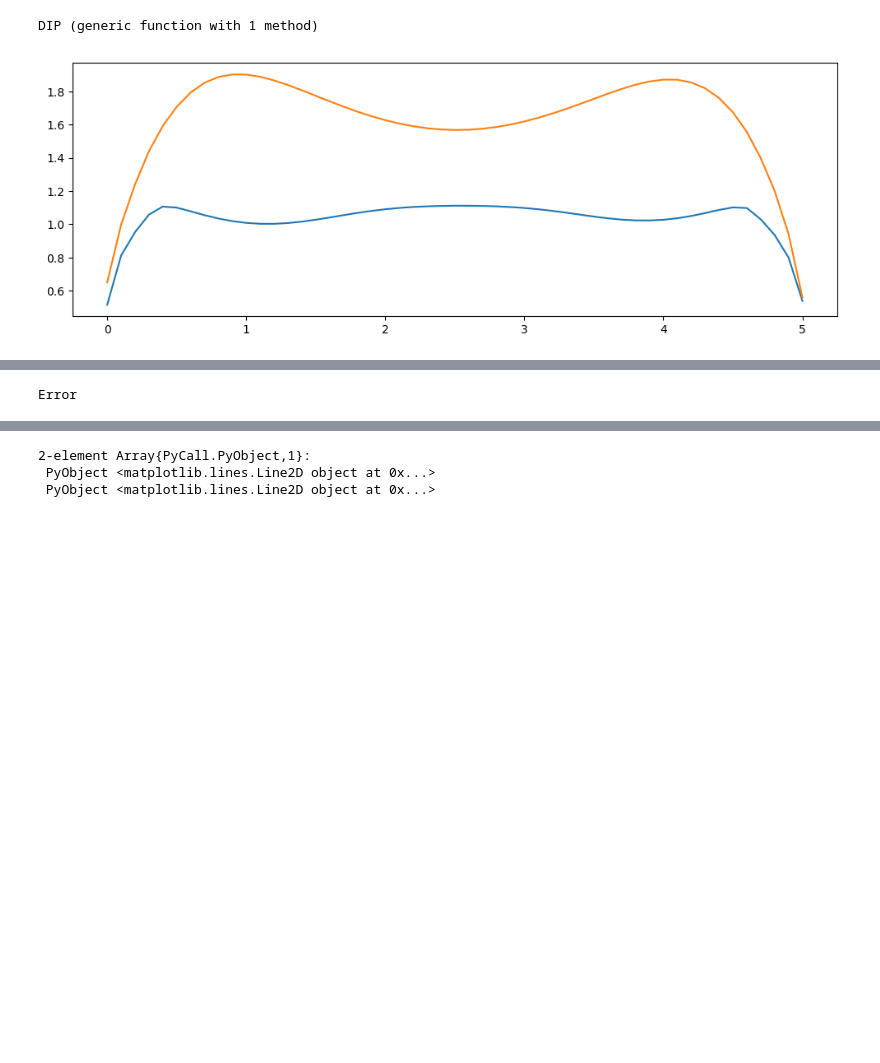
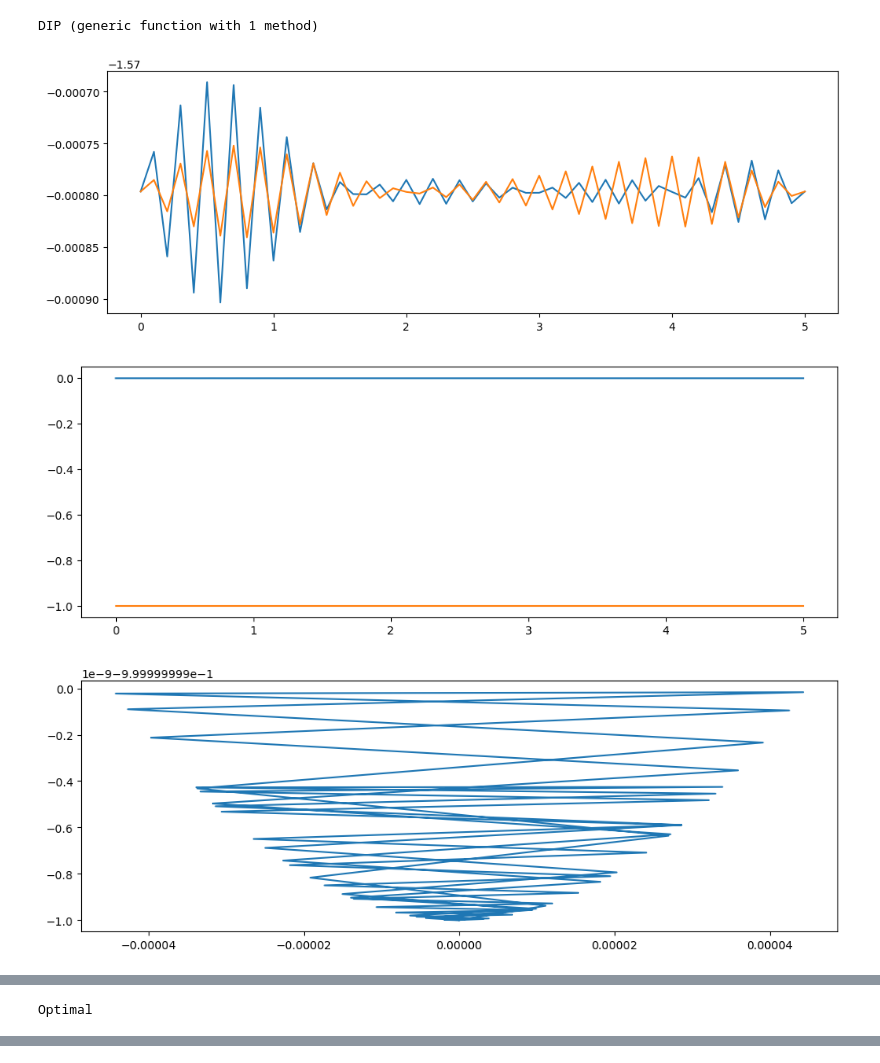
Before and after one commit to kieran-nichols/DIP_Control, a Jupyter notebook: DIP_mechanics.ipynb, the cells around one changed output, grey strips where cells are left out. Cells and saved outputs as stored; diff of their text form; code cells hidden in the pictures; blank space fills up the shorter version.

```diff
--- a/DIP_mechanics.ipynb
+++ b/DIP_mechanics.ipynb
@@ -197,13 +214,25 @@ DIP (generic function with 1 method)
 # %%
 using PyPlot
 h = 0.1
 tf = 5
 Time = 0:h:tf                   #time vector
-z = [.1; .1; .1; .1] #initial position and velocity
-state = DIP(z,Time)
+z = [-pi/2; -pi/2; 0; 0] #initial position and velocity
+# z = [0; 0; 0; 0] #initial position and velocity
+state,torque = DIP(z,Time)
 
 figure(figsize=(12,4))
 plot(Time,state[1,:],Time,state[2,:])
 # plot(Time,state[1,:],Time,state[2,:],Time,state[3,:],Time,state[4,:])
+
+figure(figsize=(12,4))
+plot(Time,cos.(state[2,:]),Time,sin.(state[2,:]))
+
+figure(figsize=(12,4))
+plot(cos.(state[2,:]),sin.(state[2,:]))
+
+figure(figsize=(12,4))
+plot(Time,torque[1,:],Time,torque[2,:])
 # %% [output]
-[figure, old version]
+[figure, new version]
+[figure, added]
+[figure, added]
@@ -210 +240 @@ plot(Time,state[1,:],Time,state[2,:])
-Error
+Optimal
@@ -213,3 +243,0 @@ WARNING: Not solved to optimality, status: Error
-2-element Array{PyCall.PyObject,1}:
- PyObject <matplotlib.lines.Line2D object at 0x...>
- PyObject <matplotlib.lines.Line2D object at 0x...>
```
Also changed, not shown: parts of 2 cells of this notebook.
